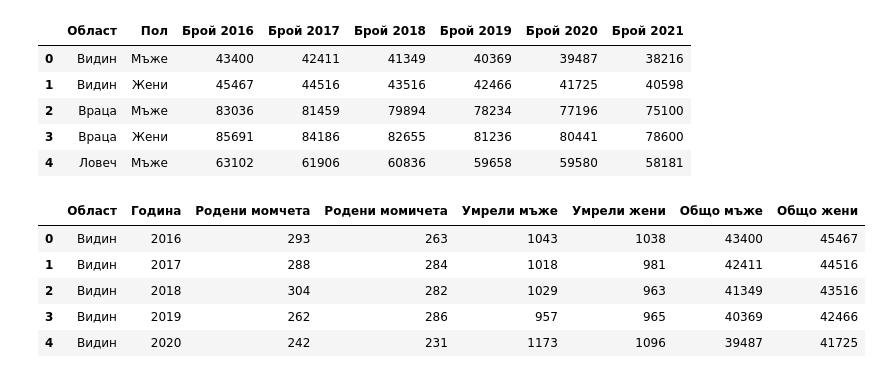
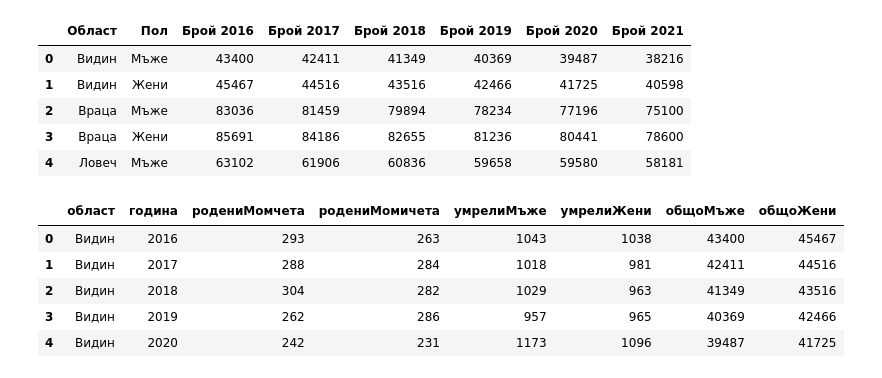
Before and after one commit to lyubolp/PopulationDataModelling, a Jupyter notebook: project.ipynb, the cells around one changed output. Saved outputs shown, nothing was run; the diff lists cells and outputs as text; code cells hidden in the pictures.

```diff
--- a/project.ipynb
+++ b/project.ipynb
@@ -47,28 +47,28 @@ total.head()
 # %%
 regions = born['Област']
 years = list(range(2016, 2022))
 
 combined = pd.DataFrame()
 
-combined_columns = ['oбласт', 'година', 'родениМомчета', 'родениМомичета', 'умрелиМъже', 'умрелиЖени', 'общоМъже', 'общоЖени']
+combined_columns = ['област', 'година', 'родениМомчета', 'родениМомичета', 'умрелиМъже', 'умрелиЖени', 'общоМъже', 'общоЖени']
 for region in regions:
     for year in years:
         row_to_add = {
             combined_columns[0]: region,
             combined_columns[1]: year,
             combined_columns[2]: born[born['Област'] == region][f'Родени момчета {year}'].values[0],
             combined_columns[3]: born[born['Област'] == region][f'Родени момичета {year}'].values[0],
             combined_columns[4]: died[died['Област'] == region][f'Умрели мъже {year}'].values[0],
             combined_columns[5]: died[died['Област'] == region][f'Умрели жени {year}'].values[0],
             combined_columns[6]: total[(total['Област'] == region) & (total['Пол'] == 'Мъже')][f'Брой {year}'].values[0],
             combined_columns[7]: total[(total['Област'] == region) & (total['Пол'] == 'Жени')][f'Брой {year}'].values[0]
         }
 
         combined = combined.append(row_to_add, ignore_index=True)
 
 combined.head()
 # %% [output]
-|  | Област | Година | Родени момчета | Родени момичета | Умрели мъже | Умрели жени | Общо мъже | Общо жени |
+|  | област | година | родениМомчета | родениМомичета | умрелиМъже | умрелиЖени | общоМъже | общоЖени |
 | 0 | Видин | 2016 | 293 | 263 | 1043 | 1038 | 43400 | 45467 |
 | 1 | Видин | 2017 | 288 | 284 | 1018 | 981 | 42411 | 44516 |
 | 2 | Видин | 2018 | 304 | 282 | 1029 | 963 | 41349 | 43516 |
```
Also changed, not shown: parts of 7 cells of this notebook, 2 other files.
